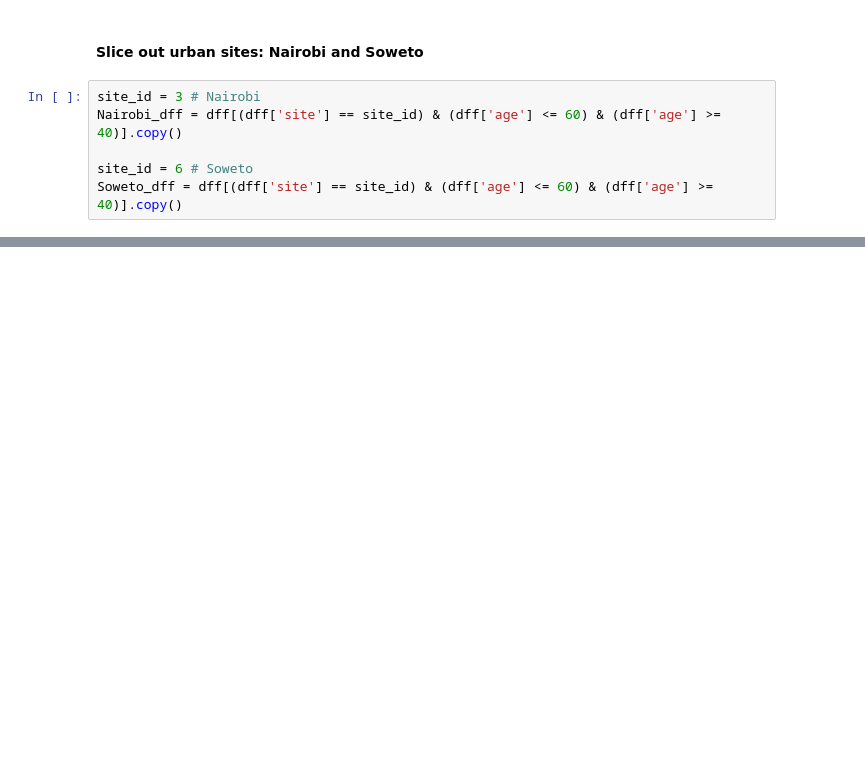
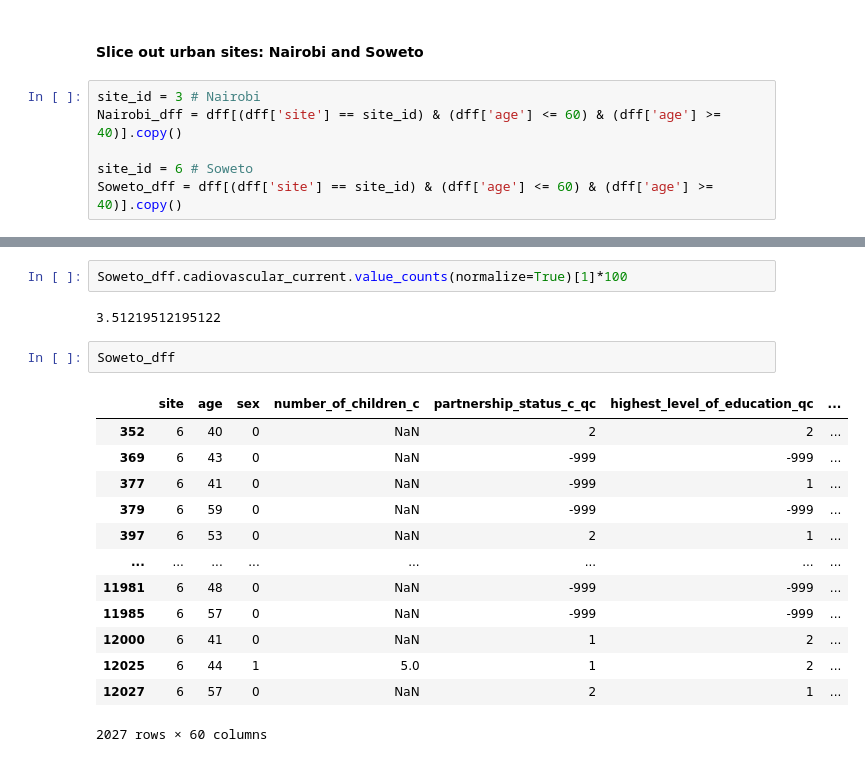
Before and after one commit to kayvinsoo7/AWI_GEN_PROJECT, a Jupyter notebook: Business/michele.ipynb, the cells around one changed output, grey strips where cells are left out. Cells and saved outputs as stored; diff of their text form; blank space fills up the shorter version.

```diff
--- a/Business/michele.ipynb
+++ b/Business/michele.ipynb
@@ -56,0 +135,20 @@ Soweto_dff = dff[(dff['site'] == site_id) & (dff['age'] <= 60) & (dff['age'] >=
+# %%
+Soweto_dff.cadiovascular_current.value_counts(normalize=True)[1]*100
+# %% [output]
+3.51219512195122
+# %%
+Soweto_dff
+# %% [output]
+|  | site | age | sex | number_of_children_c | partnership_status_c_qc | highest_level_of_education_qc | ... |
+| 352 | 6 | 40 | 0 | NaN | 2 | 2 | ... |
+| 369 | 6 | 43 | 0 | NaN | -999 | -999 | ... |
+| 377 | 6 | 41 | 0 | NaN | -999 | 1 | ... |
+| 379 | 6 | 59 | 0 | NaN | -999 | -999 | ... |
+| 397 | 6 | 53 | 0 | NaN | 2 | 1 | ... |
+| ... | ... | ... | ... | ... | ... | ... | ... |
+| 11981 | 6 | 48 | 0 | NaN | -999 | -999 | ... |
+| 11985 | 6 | 57 | 0 | NaN | -999 | -999 | ... |
+| 12000 | 6 | 41 | 0 | NaN | 1 | 2 | ... |
+| 12025 | 6 | 44 | 1 | 5.0 | 1 | 2 | ... |
+| 12027 | 6 | 57 | 0 | NaN | 2 | 1 | ... |
+2027 rows × 60 columns
```
Also changed, not shown: parts of 11 cells of this notebook.
